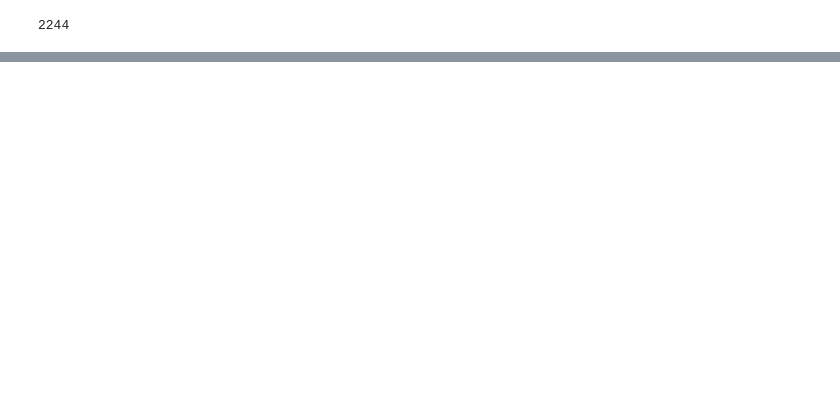
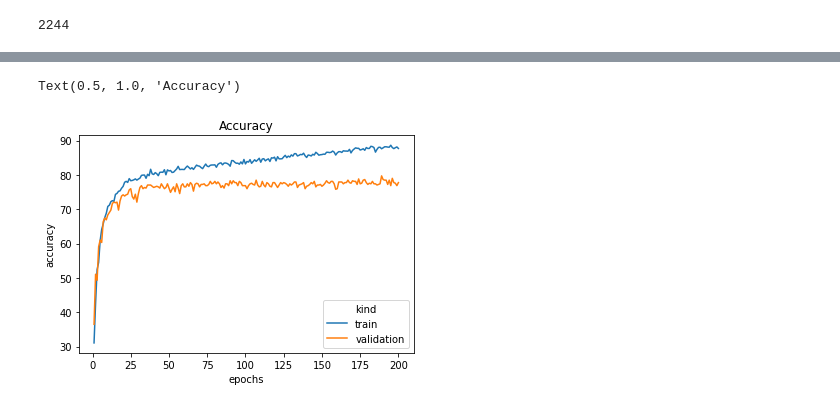
Before and after one commit to danaecanillas/Identification-of-modulators-in-cancer-tumor-progression, a Jupyter notebook: src/Classification.ipynb, the cells around one changed output, grey strips where cells are left out. Drawn from its saved outputs; the diff is of its cells as text; code cells hidden in the pictures; blank space fills up the shorter version.

```diff
--- a/src/Classification.ipynb
+++ b/src/Classification.ipynb
@@ -243,3 +127,8 @@ cm(v_conf)
+# %%
+sn.lineplot(x='epochs', y='accuracy', hue='kind', data=accuracy).set_title("Accuracy")
+# %% [output]
+Text(0.5, 1.0, 'Accuracy')
+[figure, added]
 # %%
 plt.figure(figsize=(7, 5))
 plt.plot(loss_)
```
Also changed, not shown: parts of 14 cells of this notebook, 6 other files.
